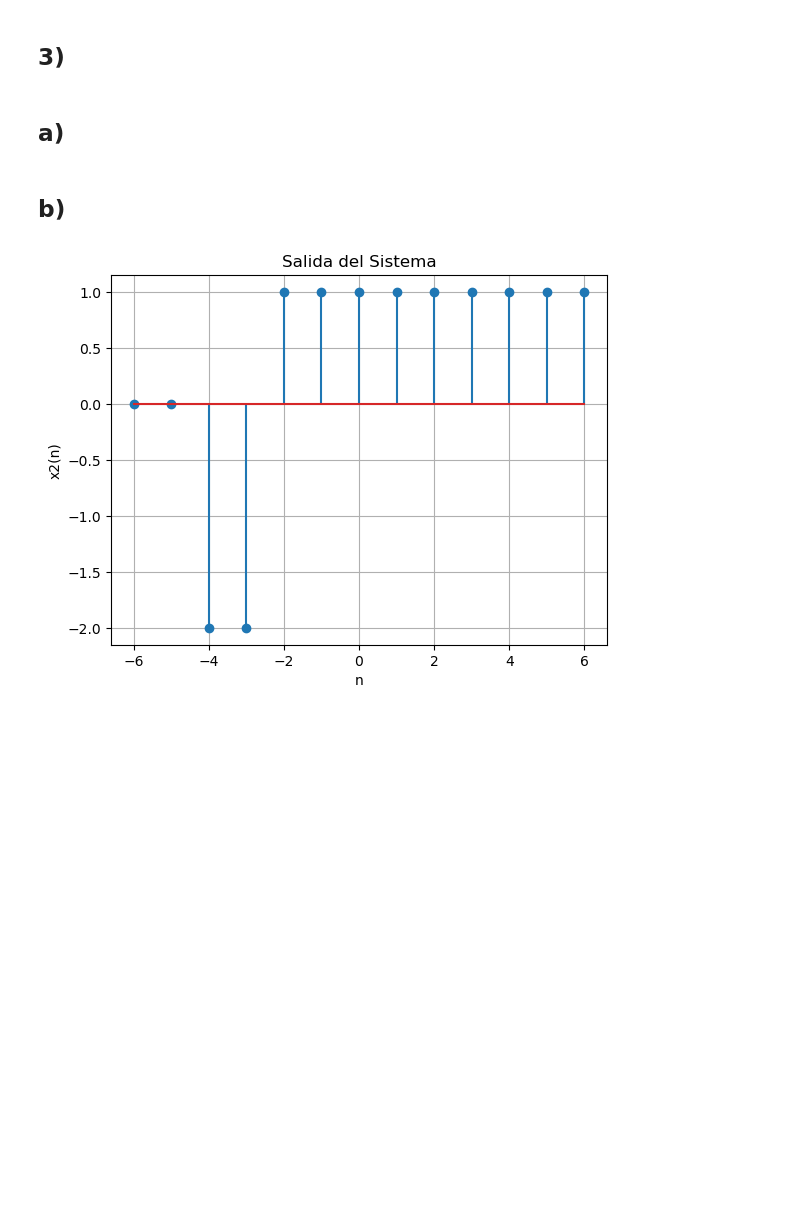
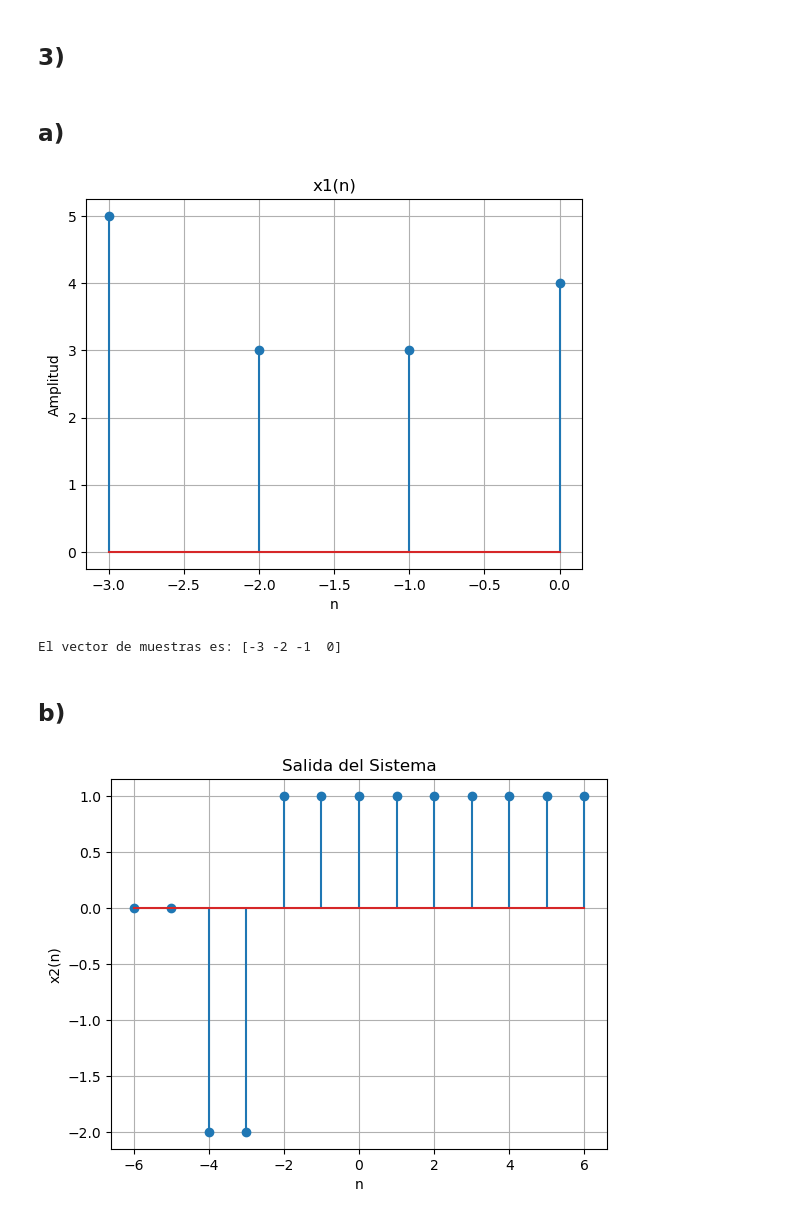
Before and after one commit to decagsito/Biosenales_20261, a Jupyter notebook: Practica_2.ipynb, the cells around one changed output. Cells and saved outputs as stored; diff of their text form; code cells hidden in the pictures; blank space fills up the shorter version.

```diff
--- a/Practica_2.ipynb
+++ b/Practica_2.ipynb
@@ -68,6 +66,33 @@ plt.show()
 ## 3)
 # %% [markdown]
 ## a)
+# %%
+# Intervalo correcto, este se halla al simplificar la funcion y ver de donde a donde va
+n1 = -3
+n2 = 0
+
+# Construcción de la señal
+d1 = impseq(-3, n1, n2)[0] #d(n+3)
+d2 = impseq(-2, n1, n2)[0] #d(n+2)
+d3 = impseq(-1, n1, n2)[0] #d(n+1)
+d4 = impseq(0,  n1, n2)[0] #d(n)
+
+x1 = 3*d3+5*d1+3*d2+4*d4
+
+n = np.arange(n1, n2+1)
+
+# Gráfica
+plt.stem(n, x1)
+plt.title("x1(n)")
+plt.xlabel("n")
+plt.ylabel("Amplitud")
+plt.grid()
+plt.show()
+
+print(f"El vector de muestras es: {n}")
+# %% [output]
+[figure, added]
+El vector de muestras es: [-3 -2 -1  0]
 # %% [markdown]
 ## b)
 # %%
```
Also changed, not shown: parts of 10 cells of this notebook, 1 other file.
